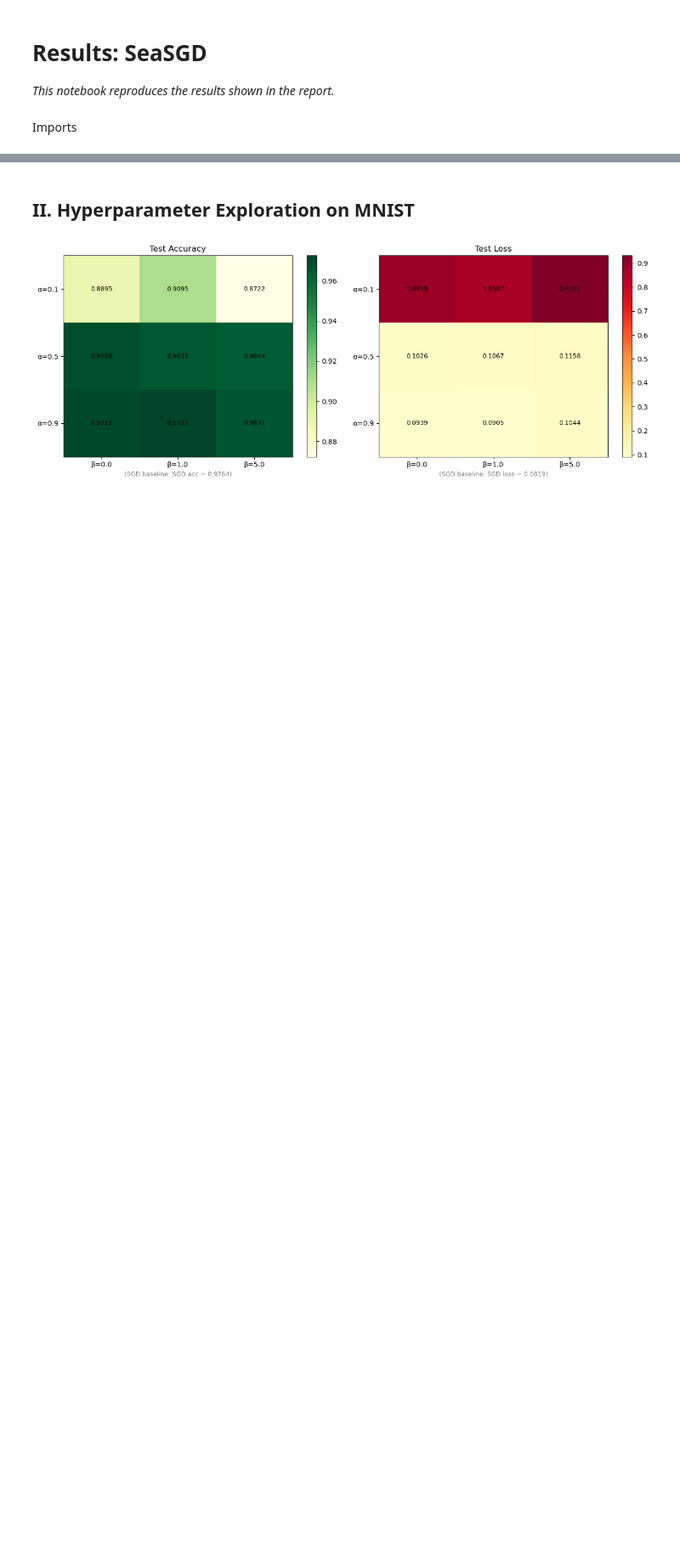
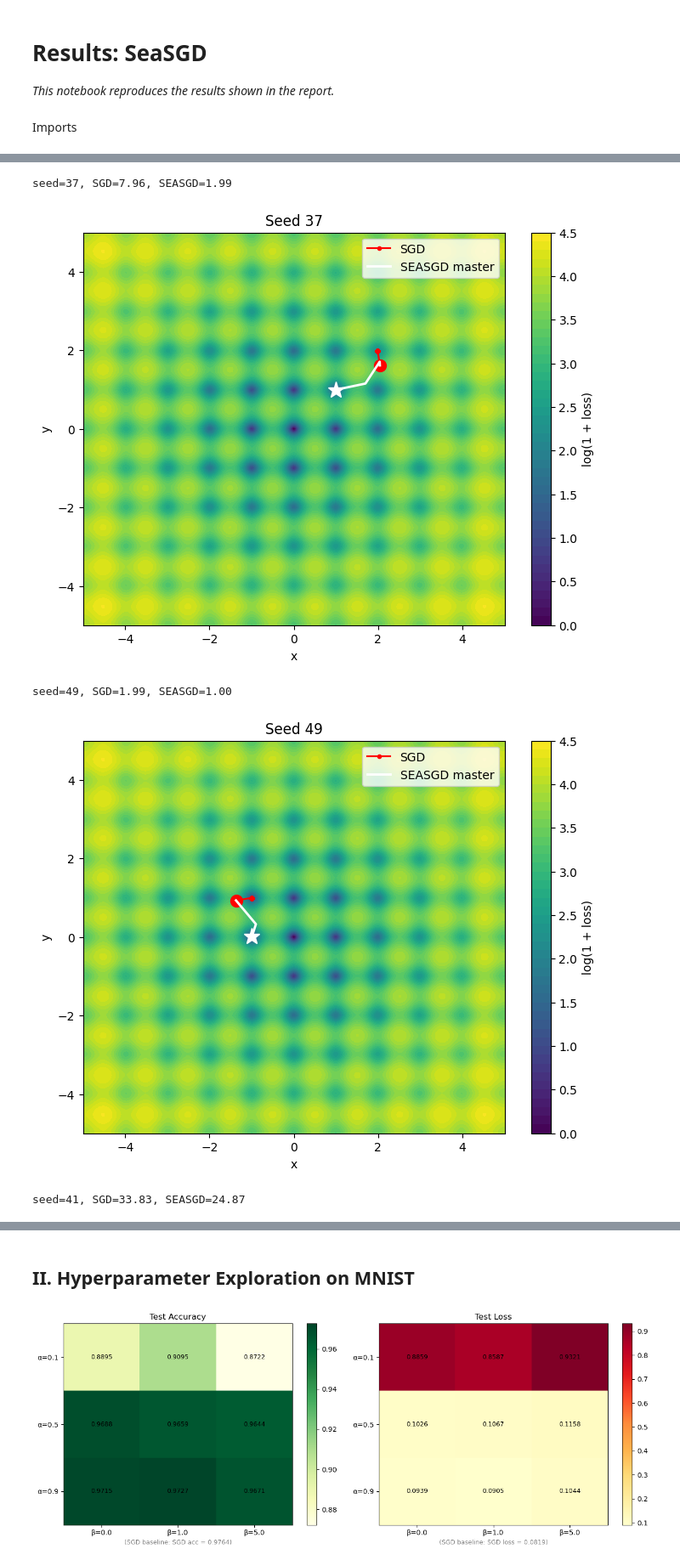
Before and after one commit to marziof/OML-project, a Jupyter notebook: results.ipynb, the cells around one changed output, grey strips where cells are left out. Shown at 85% size. Cells and saved outputs as stored; diff of their text form; code cells hidden in the pictures; blank space fills up the shorter version.

```diff
--- a/results.ipynb
+++ b/results.ipynb
@@ -11,0 +288,43 @@ import os
+# %%
+seed_kept = []
+for seed in range(50):
+
+    rng = np.random.default_rng(seed)
+    x0 = rng.uniform(-5, 5, size=2)
+
+    sgd_final, sgd_traj = plain_gd(
+        objectives.rastrigin_gd,
+        x_init=x0.copy(),
+        eta=0.001,
+        num_epochs=2000
+    )
+
+    center_final, center_traj, _ = seasgd(
+        objectives.rastrigin_gd,
+        objectives.rastrigin_fn,
+        theta=x0.copy(),
+        **seasgd_kwargs_rastri
+    )
+    sgd_loss = objectives.rastrigin_fn(sgd_final)
+    seasgd_loss = objectives.rastrigin_fn(center_final)
+    if seasgd_loss < sgd_loss:
+        seed_kept.append([seed,sgd_traj,center_traj, sgd_loss,seasgd_loss])
+for i in range(3):
+    j = random.randint(0,len(seed_kept)-1)
+    print(
+            f"seed={seed_kept[j][0]}, "
+            f"SGD={seed_kept[j][3]:.2f}, "
+            f"SEASGD={seed_kept[j][4]:.2f}"
+        )
+    plot_master_vs_sgd(
+        objectives.rastrigin_fn,
+        seed_kept[j][1],
+        seed_kept[j][2],
+        title=f"Seed {seed_kept[j][0]}"
+    )
+# %% [output]
+seed=37, SGD=7.96, SEASGD=1.99
+[figure, added]
+seed=49, SGD=1.99, SEASGD=1.00
+[figure, added]
+seed=41, SGD=33.83, SEASGD=24.87
```
Also changed, not shown: parts of 20 cells of this notebook, 3 other files.
